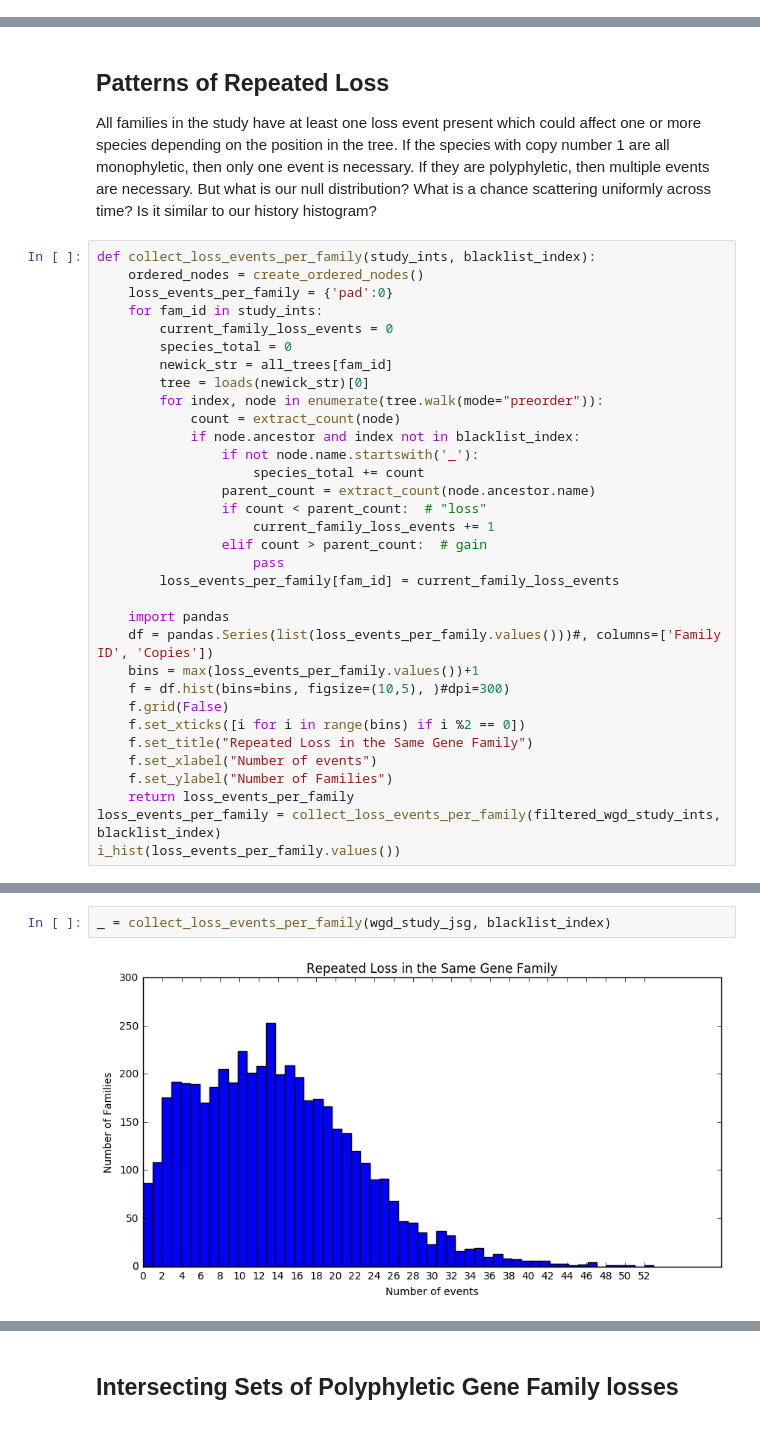
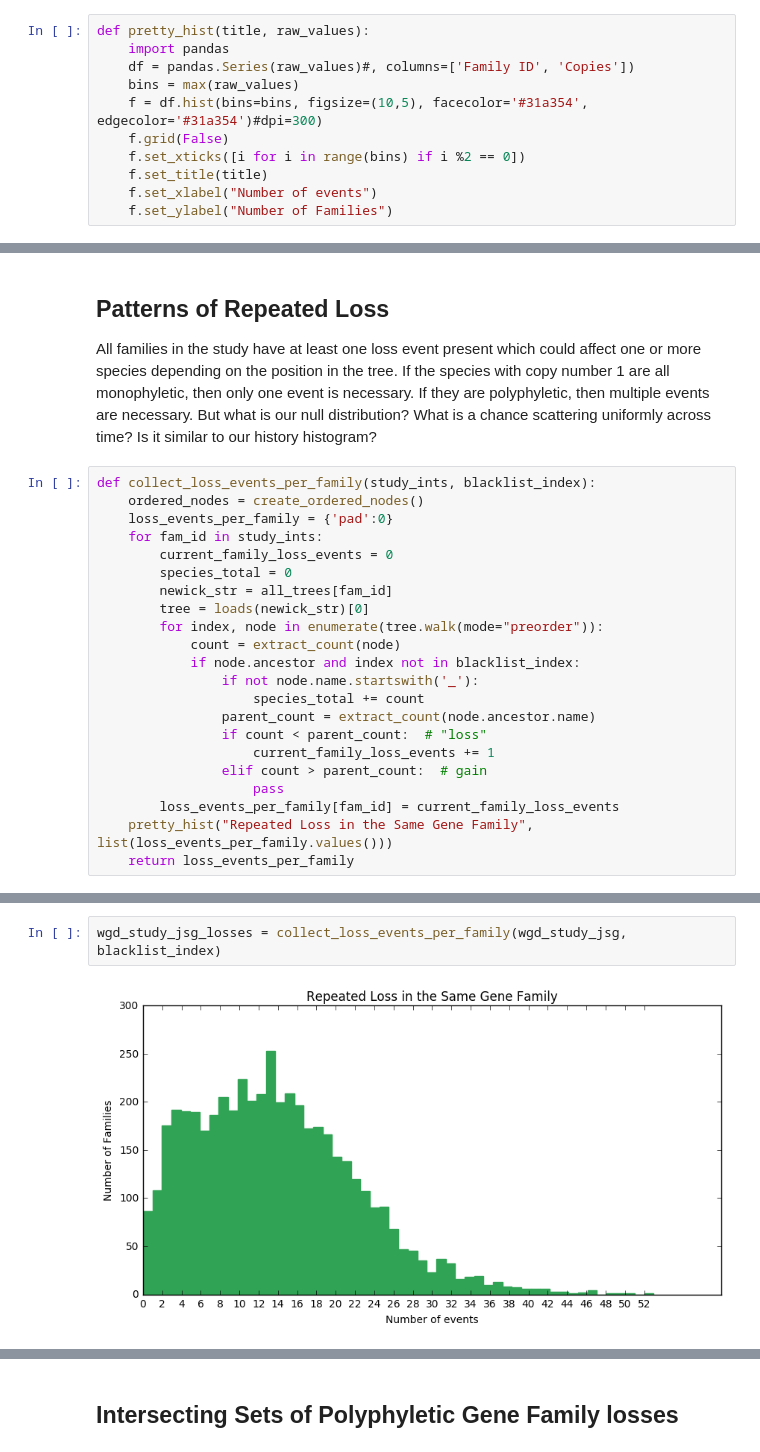
Before and after one commit to josiahseaman/DNA_Duplications, a Jupyter notebook: TreeCountAnalysis_all_species_JSG.ipynb, the cells around one changed output, grey strips where cells are left out. Drawn from its saved outputs; the diff is of its cells as text.

Commit message:
All the graphing for simple_JSG

```diff
--- a/TreeCountAnalysis_all_species_JSG.ipynb
+++ b/TreeCountAnalysis_all_species_JSG.ipynb
@@ -269,0 +290,11 @@ i_hist(copies)
+# %%
+def pretty_hist(title, raw_values):
+    import pandas
+    df = pandas.Series(raw_values)#, columns=['Family ID', 'Copies'])
+    bins = max(raw_values)
+    f = df.hist(bins=bins, figsize=(10,5), facecolor='#31a354', edgecolor='#31a354')#dpi=300)
+    f.grid(False)
+    f.set_xticks([i for i in range(bins) if i %2 == 0])
+    f.set_title(title)
+    f.set_xlabel("Number of events")
+    f.set_ylabel("Number of Families")
@@ -290,16 +363,5 @@ def collect_loss_events_per_family(study_ints, blacklist_index):
                 elif count > parent_count:  # gain
                     pass
         loss_events_per_family[fam_id] = current_family_loss_events
-
-    import pandas
-    df = pandas.Series(list(loss_events_per_family.values()))#, columns=['Family ID', 'Copies'])
-    bins = max(loss_events_per_family.values())+1
-    f = df.hist(bins=bins, figsize=(10,5), )#dpi=300)
-    f.grid(False)
-    f.set_xticks([i for i in range(bins) if i %2 == 0])
-    f.set_title("Repeated Loss in the Same Gene Family")
-    f.set_xlabel("Number of events")
-    f.set_ylabel("Number of Families")
+    pretty_hist("Repeated Loss in the Same Gene Family", list(loss_events_per_family.values()))
     return loss_events_per_family
-loss_events_per_family = collect_loss_events_per_family(filtered_wgd_study_ints, blacklist_index)
-i_hist(loss_events_per_family.values())
@@ -329,4 +380,4 @@ len(filtered_wgd_study_ints)
 # %%
-_ = collect_loss_events_per_family(wgd_study_jsg, blacklist_index)
+wgd_study_jsg_losses = collect_loss_events_per_family(wgd_study_jsg, blacklist_index)
 # %% [output]
-[figure, old version]
+[figure, new version]
```
Also changed, not shown: parts of 56 cells of this notebook, 22 other files.
